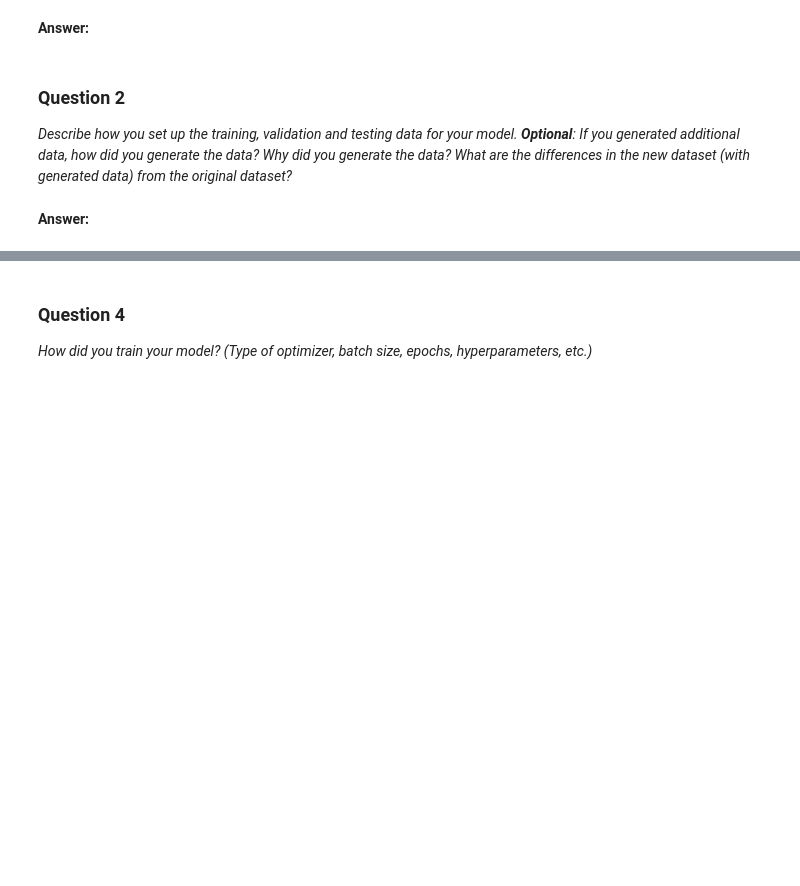
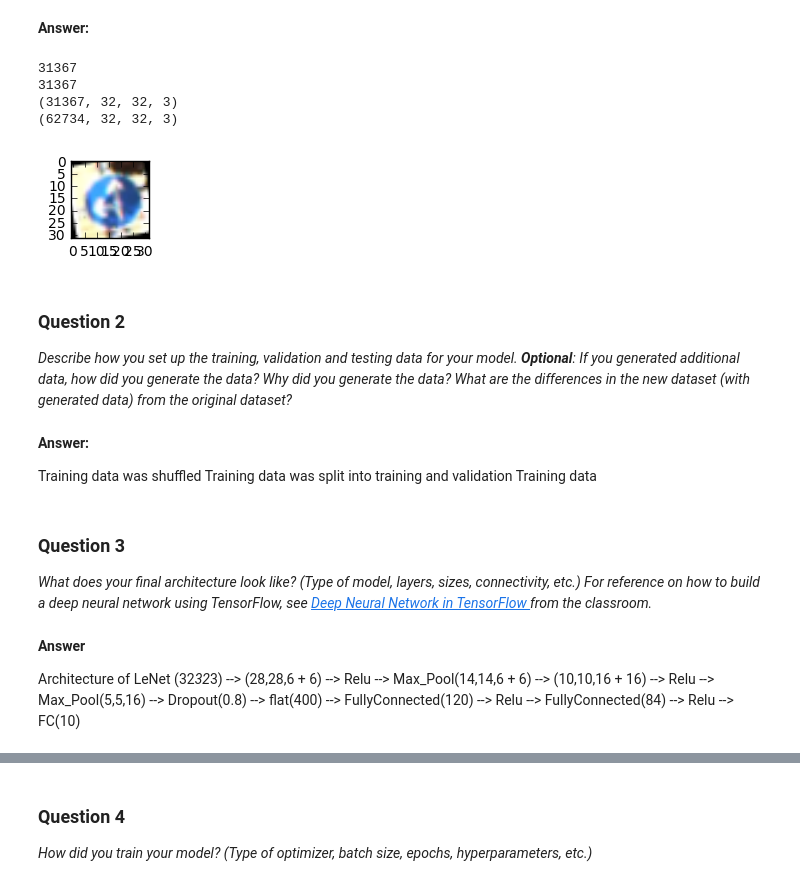
Before and after one commit to sg1705/CarND-Traffic-Sign-Classifier-Project, a Jupyter notebook: Traffic_Sign_Classifier.ipynb, the cells around one changed output, grey strips where cells are left out. Saved outputs shown, nothing was run; the diff lists cells and outputs as text; code cells hidden in the pictures; blank space fills up the shorter version.

Commit message:
updated to question 5

```diff
--- a/Traffic_Sign_Classifier.ipynb
+++ b/Traffic_Sign_Classifier.ipynb
@@ -152,8 +162,78 @@ _Describe how you preprocessed the data. Why did you choose that technique?_
+# %%
+
+### and split the data into training/validation/testing sets here.
+
+from sklearn.model_selection import train_test_split
+
+X_train, X_validation, y_train, y_validation = train_test_split(
+    X_train, y_train, test_size=0.20, random_state=42)
+
+
+
+### Generate data additional data (OPTIONAL!)
+def rotate(img, angle_range):
+    #angle_rotation = np.random.uniform(angle_range)-angle_range/2
+    angle_rotation = angle_range
+    rows,cols,ch = img.shape
+    Rot_M = cv2.getRotationMatrix2D((cols/2,rows/2),angle_rotation,1)
+    img = cv2.warpAffine(img,Rot_M,(cols,rows))
+    return img
+
+def rotate_test():
+    index = random.randint(0, len(X_train))
+    image = X_train[index].squeeze()
+    img = rotate(image, 10)
+    plt.figure(figsize=(1,1))
+    plt.imshow(image)
+    plt.imshow(img)
+
+rotate_test()
+
+def generateOptionalData(angle):
+    X_rotated_images = []
+    y_rotated_images = []
+    for img,y in zip(X_train, y_train):
+        rotated_image = rotate(img, angle)
+        X_rotated_images.append(rotated_image)
+        y_rotated_images.append(y)
+    print(len(X_train))
+    print(len(X_rotated_images))
+    return X_rotated_images, y_rotated_images
+
+X_rotated_images, y_rotated_images = generateOptionalData(10)
+X_t_images = np.array(X_rotated_images)
+y_t_images = np.array(y_rotated_images)
+print(X_t_images.shape)
+
+X_train = np.concatenate((X_train, X_t_images))
+y_train = np.concatenate((y_train, y_t_images))
+
+print(X_train.shape)
+# %% [output]
+31367
+31367
+(31367, 32, 32, 3)
+(62734, 32, 32, 3)
+[figure, added]
 # %% [markdown]
 ### Question 2
 
 _Describe how you set up the training, validation and testing data for your model. **Optional**: If you generated additional data, how did you generate the data? Why did you generate the data? What are the differences in the new dataset (with generated data) from the original dataset?_
-# %% [markdown]
-**Answer:**
+# %% [markdown]
+**Answer:**
+
+Training data was shuffled
+Training data was split into training and validation
+Training data
+# %% [markdown]
+### Question 3
+
+_What does your final architecture look like? (Type of model, layers, sizes, connectivity, etc.)  For reference on how to build a deep neural network using TensorFlow, see [Deep Neural Network in TensorFlow
+](https://classroom.udacity.com/nanodegrees/nd013/parts/fbf77062-5703-404e-b60c-95b78b2f3f9e/modules/6df7ae49-c61c-4bb2-a23e-6527e69209ec/lessons/b516a270-8600-4f93-a0a3-20dfeabe5da6/concepts/83a3a2a2-a9bd-4b7b-95b0-eb924ab14432) from the classroom._
+# %% [markdown]
+**Answer**
+
+Architecture of LeNet
+(32*32*3) --> (28,28,6 + 6) --> Relu --> Max_Pool(14,14,6 + 6) --> (10,10,16 + 16) --> Relu --> Max_Pool(5,5,16) --> Dropout(0.8) --> flat(400) --> FullyConnected(120) --> Relu --> FullyConnected(84) --> Relu --> FC(10)
 # %%
 ### Define your architecture here.
```
Also changed, not shown: parts of 14 cells of this notebook, 3 other files.
